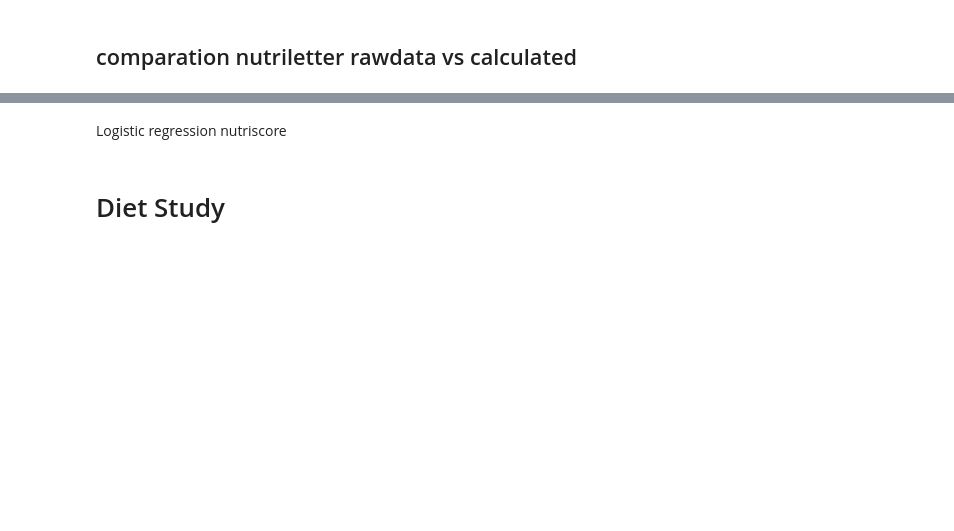
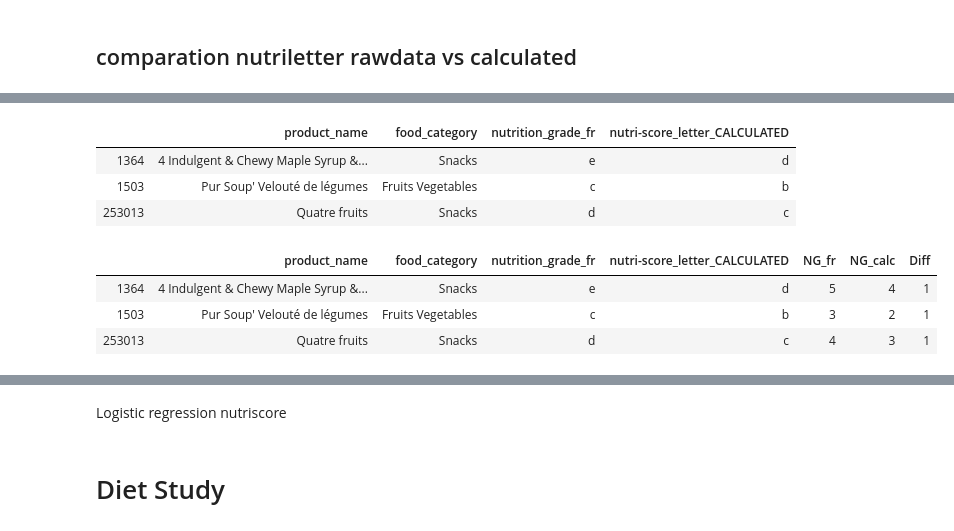
Before and after one commit to romi514/ProjectADA, a Jupyter notebook: project_tagADA.ipynb, the cells around one changed output, grey strips where cells are left out. Drawn from its saved outputs; the diff is of its cells as text; code cells hidden in the pictures; blank space fills up the shorter version.

```diff
--- a/project_tagADA.ipynb
+++ b/project_tagADA.ipynb
@@ -910,3 +920,13 @@ data_without_beverage_fat = data[(data['food_category']!='Fat Sauces') & (data['
+# %%
+nutridattta = data[selected_fields]
+nutridattta = nutridattta.loc[(nutridattta.isnull()).sum(axis=1)==0]
+# divide nutridatttaframe into 3 groups to simplify the calculation of nutriscrore
+data_beverages = nutridattta[nutridattta['food_category']=='Beverages'][selected_fields]
+data_beverages['fatsaturated/lipids'] = data_beverages['saturated-fat_100g']/data_beverages['fat_100g']*100
+data_fatsauces = nutridattta[nutridattta['food_category']=='Fat Sauces'][selected_fields]
+data_fatsauces['fatsaturated/lipids'] = data_fatsauces['saturated-fat_100g']/data_fatsauces['fat_100g']*100
+data_without_beverage_fat = nutridattta[(nutridattta['food_category']!='Fat Sauces') & (nutridattta['food_category']!='Beverages') ][selected_fields]
+data_without_beverage_fat['fatsaturated/lipids'] = data_without_beverage_fat['saturated-fat_100g']/data_without_beverage_fat['fat_100g']*100
 # %% [markdown]
 ### Calculation of negative points
 
@@ -925,9 +945,9 @@ data_beverages['energy_points'] = pd.cut(data_beverages['energy_100g'], energy_b
 
 ## SUGAR
 # sugar bins
-sugar_bins_without_beverage_fat = [data_without_beverage_fat['sugars_100g'].min() - 1, 0, 1.5, 3, 4.5, 6, 7.5, 9, 10.5, 12, 13.5, data_without_beverage_fat['sugars_100g'].max()]
-sugar_bins_fatsauces = [data_fatsauces['sugars_100g'].min() - 1, 0, 1.5, 3, 4.5, 6, 7.5, 9, 10.5, 12, 13.5, data_fatsauces['sugars_100g'].max()]
-sugar_bins_beverages = [data_beverages['sugars_100g'].min() - 1, 4.5, 9, 13.5, 18, 22.5, 27, 31, 36, 40, 45, data_beverages['sugars_100g'].max()]
+sugar_bins_without_beverage_fat = [data_without_beverage_fat['sugars_100g'].min() - 1, 4.5, 9, 13.5, 18, 22.5, 27, 31, 36, 40, 45,  data_without_beverage_fat['sugars_100g'].max()]
+sugar_bins_fatsauces = [data_fatsauces['sugars_100g'].min() - 1,4.5, 9, 13.5, 18, 22.5, 27, 31, 36, 40, 45, data_fatsauces['sugars_100g'].max()+46]
+sugar_bins_beverages = [data_beverages['sugars_100g'].min() - 1, 0, 1.5, 3, 4.5, 6, 7.5, 9, 10.5, 12, 13.5, data_beverages['sugars_100g'].max()]
 # sugar point (CHANGE SUGAR_BINS)
 data_without_beverage_fat['sugar_points'] = pd.cut(data_without_beverage_fat['sugars_100g'], sugar_bins_without_beverage_fat, labels=range(11)).astype(float)
 data_fatsauces['sugar_points'] = pd.cut(data_fatsauces['sugars_100g'], sugar_bins_fatsauces, labels=range(11)).astype(float)
@@ -942,12 +962,12 @@ fat_bins_fatsauces = [data_fatsauces['saturated-fat_100g'].min() - 1, 10, 16, 22
 # s-FAT point (CHANGE FAT_BINS)
 data_without_beverage_fat['saturated-fat_points'] = pd.cut(data_without_beverage_fat['saturated-fat_100g'], fat_bins_without_beverage_fat, labels=range(11)).astype(float)
 data_beverages['saturated-fat_points'] = pd.cut(data_beverages['saturated-fat_100g'], fat_bins_beverages, labels=range(11)).astype(float)
-data_fatsauces['saturated-fat_points'] = pd.cut(data_fatsauces['saturated-fat_100g'], fat_bins_fatsauces, labels=range(11)).astype(float)
+data_fatsauces['saturated-fat_points'] = pd.cut(data_fatsauces['fatsaturated/lipids'], fat_bins_fatsauces, labels=range(11)).astype(float)
 
 
 ## SODIUM
 # sodium bins
-sodium_bins = [data['sodium_100g'].min() - 1, 90, 180, 270, 360, 450, 540, 630, 720, 810, 900, data['sodium_100g'].max()]
+sodium_bins = [data['sodium_100g'].min() - 1, 0.090, 0.180, 0.270, 0.360, 0.450, 0.540, 0.630, 0.720, 0.810, 0.900, data['sodium_100g'].max()]
 # sodium points
 data_without_beverage_fat['sodium_points'] = pd.cut(data_without_beverage_fat['sodium_100g'], sodium_bins, labels=range(11)).astype(float)
 data_beverages['sodium_points'] = pd.cut(data_beverages['sodium_100g'], sodium_bins, labels=range(11)).astype(float)
@@ -1005,11 +1025,15 @@ def compute_score(row):
     P = row['points_P']
     fruit = row['fruits_points']
     fiber = row['fiber_points']
+    cat = row['food_category']
 
-    if N < 11 or fruit == 5:
+    if N < 11 or cat == 'Dairies':
         return N - P
     else:
-        return N - (fiber + fruit)
+        if  fruit == 5:
+            return N - P
+        else:
+            return N - (fiber + fruit)
 
 nutridata['nutri-score_calculated'] = nutridata.apply(compute_score, axis=1)
 # %% [markdown]
@@ -1023,8 +1047,8 @@ nutridata_beverages_water = nutridata[ (nutridata['food_category']=='Beverages')
 # NUTRILETTER
 
 #letter bins
-letter_bins_aliments = [nutridata['nutri-score_calculated'].min() - 1, 0, 2.9, 10.9, 18.9, nutridata['nutri-score_calculated'].max()]
-letter_bins_beverages = [nutridata['nutri-score_calculated'].min() - 1, 2.5, 5.5, 9.5, nutridata['nutri-score_calculated'].max()]
+letter_bins_aliments = [nutridata['nutri-score_calculated'].min() - 1, -1, 2, 10, 18, nutridata['nutri-score_calculated'].max()]
+letter_bins_beverages = [nutridata['nutri-score_calculated'].min() - 1, 2, 5, 9, nutridata['nutri-score_calculated'].max()]
 letter_bins_beverages_water = [nutridata['nutri-score_calculated'].min() - 1, nutridata['nutri-score_calculated'].max()]
 
 #letter
@@ -1064,11 +1113,21 @@ nutri_df = nutridata[(nutridata['nutri-score_letter_CALCULATED'].notnull()) & (n
 # %%
-nutri_df.head(10)
+nutri_df.head(3)
+# %% [output]
+|  | product_name | food_category | nutrition_grade_fr | nutri-score_letter_CALCULATED |
+| 1364 | 4 Indulgent & Chewy Maple Syrup &... | Snacks | e | d |
+| 1503 | Pur Soup' Velouté de légumes | Fruits Vegetables | c | b |
+| 253013 | Quatre fruits | Snacks | d | c |
 # %%
 nutri_df['NG_fr'] = pd.factorize(nutri_df['nutrition_grade_fr'], sort=True)[0] + 1
 nutri_df['NG_calc'] = pd.factorize(nutri_df['nutri-score_letter_CALCULATED'], sort=True)[0] + 1
 # %%
 nutri_df['Diff'] = (nutri_df['NG_fr'] - nutri_df['NG_calc']).abs()
 # %%
-nutri_df.head(10)
+nutri_df.head(3)
+# %% [output]
+|  | product_name | food_category | nutrition_grade_fr | nutri-score_letter_CALCULATED | NG_fr | NG_calc | Diff |
+| 1364 | 4 Indulgent & Chewy Maple Syrup &... | Snacks | e | d | 5 | 4 | 1 |
+| 1503 | Pur Soup' Velouté de légumes | Fruits Vegetables | c | b | 3 | 2 | 1 |
+| 253013 | Quatre fruits | Snacks | d | c | 4 | 3 | 1 |
 # %%
 nutri_df.drop(['product_name', 'nutrition_grade_fr', 'nutri-score_letter_CALCULATED'], axis = 1).groupby('food_category').mean().plot(kind='bar')
```
Also changed, not shown: parts of 14 cells of this notebook.
